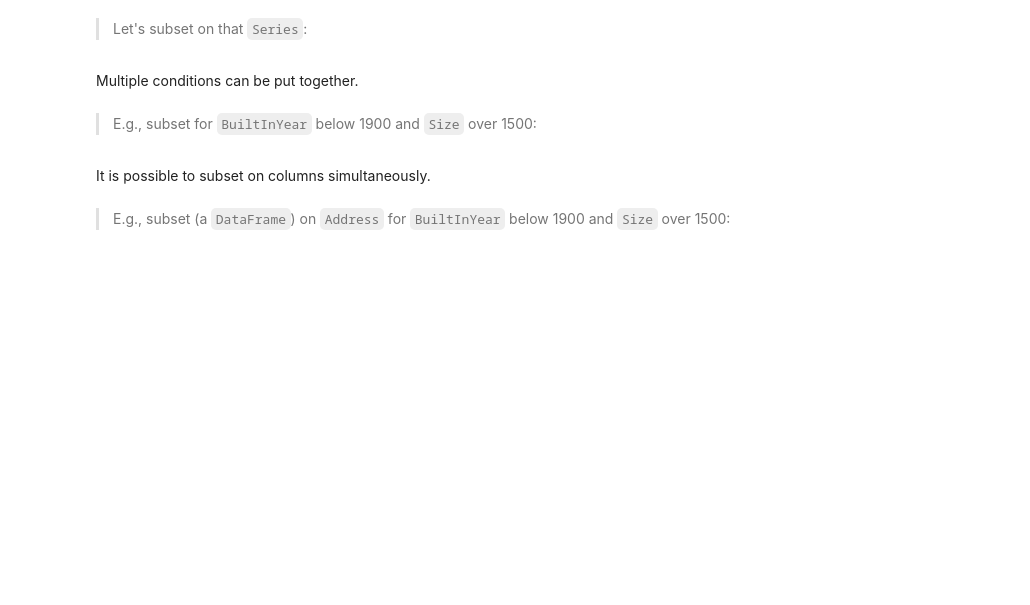
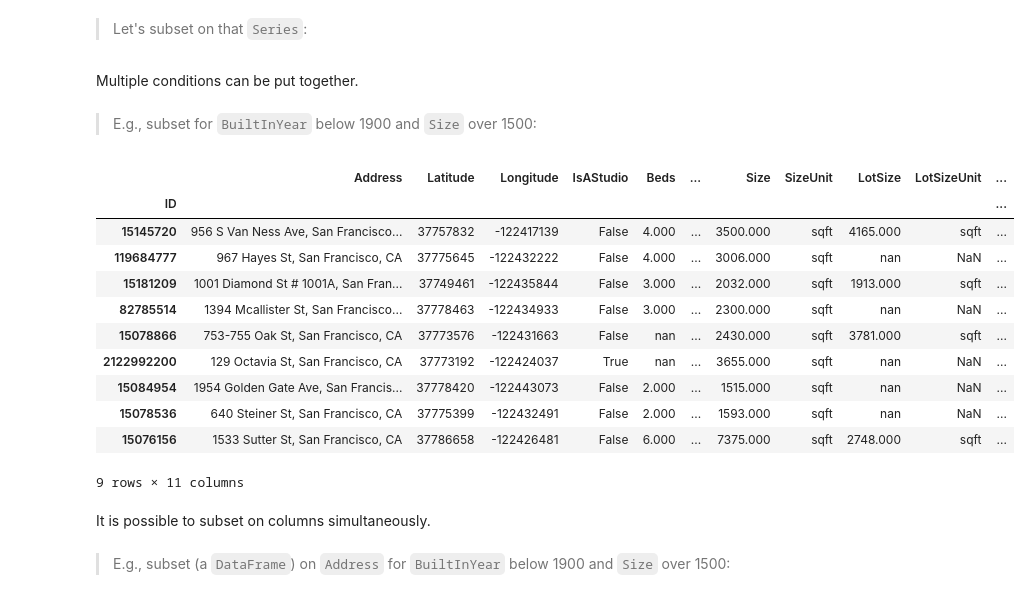
Before and after one commit to sthakuri/DS-SF-36, a Jupyter notebook: classes/03/notebooks/codealong-03-pandas-starter-code.ipynb, the cells around one changed output. Saved outputs shown, nothing was run; the diff lists cells and outputs as text; code cells hidden in the pictures; blank space fills up the shorter version.

```diff
--- a/classes/03/notebooks/codealong-03-pandas-starter-code.ipynb
+++ b/classes/03/notebooks/codealong-03-pandas-starter-code.ipynb
@@ -223,3 +413,18 @@ Multiple conditions can be put together.
+# %%
+df[(df.BuiltInYear<1900) & (df.Size>1500)]
+# %% [output]
+|  | Address | Latitude | Longitude | IsAStudio | Beds | ... | Size | SizeUnit | LotSize | LotSizeUnit | ... |
+| ID |  |  |  |  |  |  |  |  |  |  | ... |
+| 15145720 | 956 S Van Ness Ave, San Francisco... | 37757832 | -122417139 | False | 4.000 | ... | 3500.000 | sqft | 4165.000 | sqft | ... |
+| 119684777 | 967 Hayes St, San Francisco, CA | 37775645 | -122432222 | False | 4.000 | ... | 3006.000 | sqft | nan | NaN | ... |
+| 15181209 | 1001 Diamond St # 1001A, San Fran... | 37749461 | -122435844 | False | 3.000 | ... | 2032.000 | sqft | 1913.000 | sqft | ... |
+| 82785514 | 1394 Mcallister St, San Francisco... | 37778463 | -122434933 | False | 3.000 | ... | 2300.000 | sqft | nan | NaN | ... |
+| 15078866 | 753-755 Oak St, San Francisco, CA | 37773576 | -122431663 | False | nan | ... | 2430.000 | sqft | 3781.000 | sqft | ... |
+| 2122992200 | 129 Octavia St, San Francisco, CA | 37773192 | -122424037 | True | nan | ... | 3655.000 | sqft | nan | NaN | ... |
+| 15084954 | 1954 Golden Gate Ave, San Francis... | 37778420 | -122443073 | False | 2.000 | ... | 1515.000 | sqft | nan | NaN | ... |
+| 15078536 | 640 Steiner St, San Francisco, CA | 37775399 | -122432491 | False | 2.000 | ... | 1593.000 | sqft | nan | NaN | ... |
+| 15076156 | 1533 Sutter St, San Francisco, CA | 37786658 | -122426481 | False | 6.000 | ... | 7375.000 | sqft | 2748.000 | sqft | ... |
+9 rows × 11 columns
 # %% [markdown]
 It is possible to subset on columns simultaneously.
 # %% [markdown]
```
Also changed, not shown: parts of 60 cells of this notebook.
